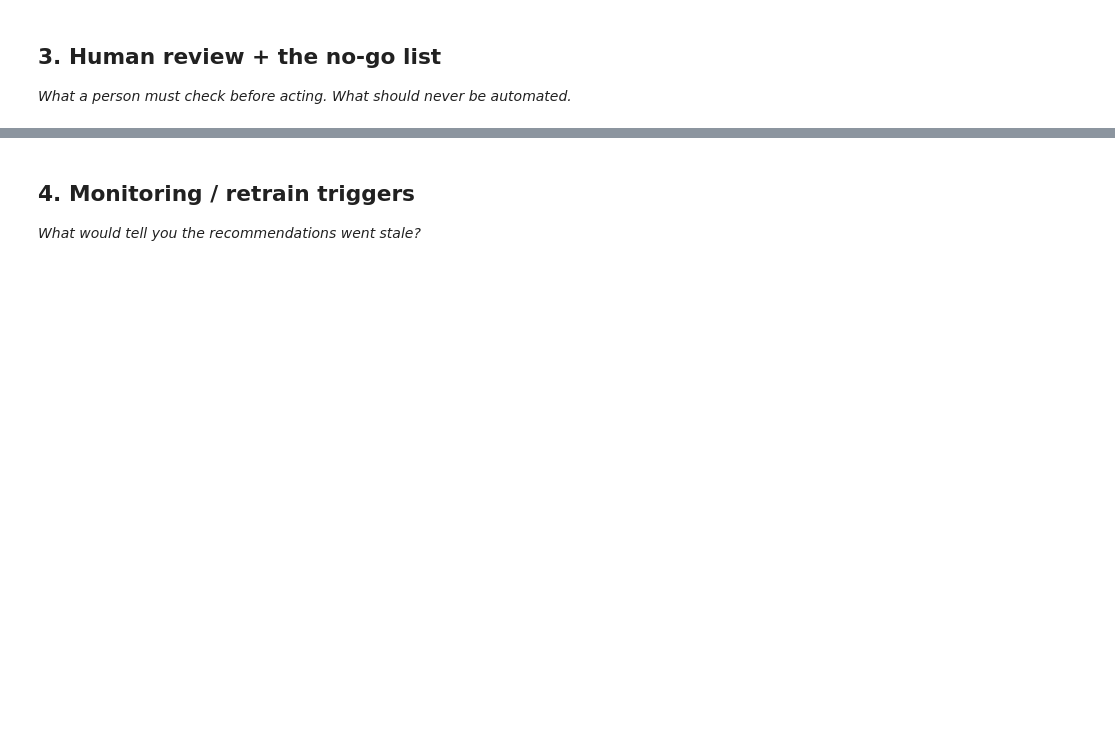
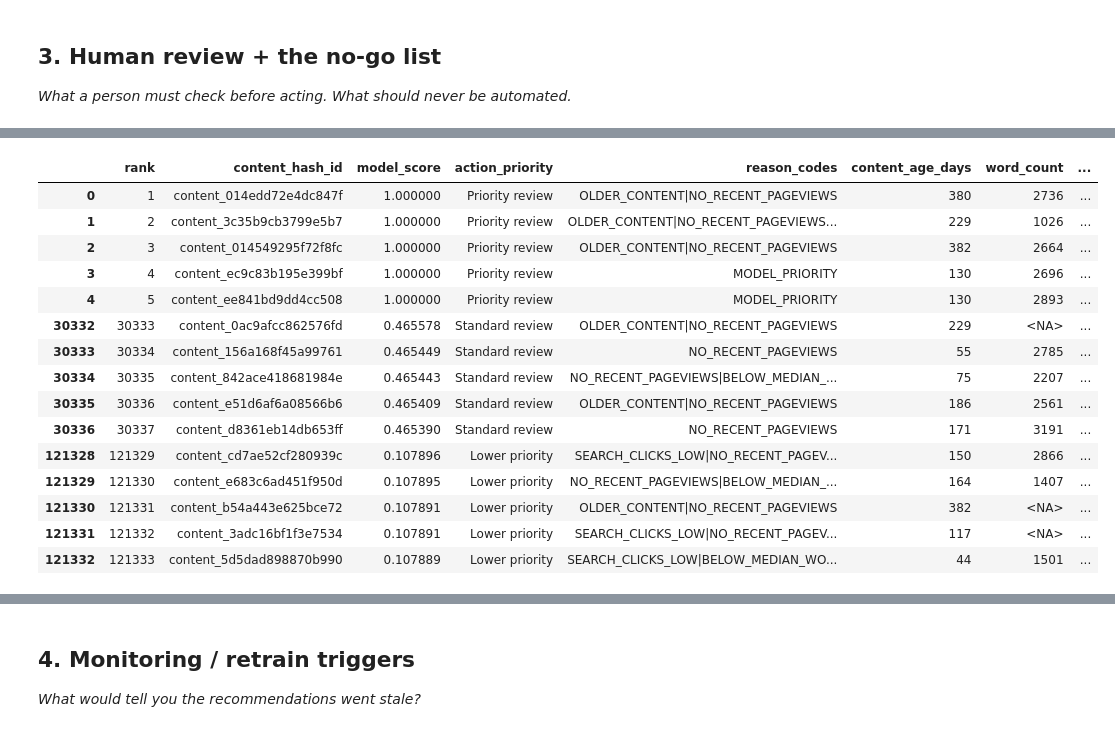
Before and after one commit to prarthanamahesh21-hub/flyrank-ml-internship, a Jupyter notebook: work/notebooks/w07_action_playbook.ipynb, the cells around one changed output, grey strips where cells are left out. Drawn from its saved outputs; the diff is of its cells as text; code cells hidden in the pictures; blank space fills up the shorter version.

```diff
--- a/work/notebooks/w07_action_playbook.ipynb
+++ b/work/notebooks/w07_action_playbook.ipynb
@@ -29,0 +440,68 @@ This skeleton is yours to fill. Work the sections **in order** — each one has
+# %%
+# Section 3: human-review checks and no-go safeguards
+
+# Confirm that the queue contains the fields a reviewer needs
+# to inspect the model recommendation and its supporting signals.
+
+required_review_columns = [
+    "rank",
+    "content_hash_id",
+    "model_score",
+    "action_priority",
+    "reason_codes",
+    "content_age_days",
+    "word_count",
+    "gsc_impressions_90d",
+    "gsc_clicks_90d",
+    "ga4_pageviews_90d"
+]
+
+missing_review_columns = [
+    col for col in required_review_columns
+    if col not in queue_export.columns
+]
+
+print("Missing review columns:", missing_review_columns)
+
+assert not missing_review_columns, (
+    "Required human-review columns are missing."
+)
+
+# Show a small review sample from each priority tier.
+review_sample = pd.concat([
+    queue_export[
+        queue_export["action_priority"] == "Priority review"
+    ].head(5),
+
+    queue_export[
+        queue_export["action_priority"] == "Standard review"
+    ].head(5),
+
+    queue_export[
+        queue_export["action_priority"] == "Lower priority"
+    ].head(5)
+])
+
+print("Human-review sample:")
+display(review_sample)
+
+# Confirm that no automatic action column exists.
+# The queue only recommends review priority.
+automatic_action_columns = [
+    col for col in queue_export.columns
+    if col.lower() in [
+        "publish",
+        "delete",
+        "redirect",
+        "auto_action",
+        "refresh_automatically"
+    ]
+]
+
+print("Automatic action columns:", automatic_action_columns)
+
+assert len(automatic_action_columns) == 0
+
+print("No-go safeguard check: PASS")
+print("Final content actions require human review.")
+# %% [output]
@@ -29,0 +510,16 @@ This skeleton is yours to fill. Work the sections **in order** — each one has
+|  | rank | content_hash_id | model_score | action_priority | reason_codes | content_age_days | word_count | ... |
+| 0 | 1 | content_014edd72e4dc847f | 1.000000 | Priority review | OLDER_CONTENT|NO_RECENT_PAGEVIEWS | 380 | 2736 | ... |
+| 1 | 2 | content_3c35b9cb3799e5b7 | 1.000000 | Priority review | OLDER_CONTENT|NO_RECENT_PAGEVIEWS... | 229 | 1026 | ... |
+| 2 | 3 | content_014549295f72f8fc | 1.000000 | Priority review | OLDER_CONTENT|NO_RECENT_PAGEVIEWS | 382 | 2664 | ... |
+| 3 | 4 | content_ec9c83b195e399bf | 1.000000 | Priority review | MODEL_PRIORITY | 130 | 2696 | ... |
+| 4 | 5 | content_ee841bd9dd4cc508 | 1.000000 | Priority review | MODEL_PRIORITY | 130 | 2893 | ... |
+| 30332 | 30333 | content_0ac9afcc862576fd | 0.465578 | Standard review | OLDER_CONTENT|NO_RECENT_PAGEVIEWS | 229 | <NA> | ... |
+| 30333 | 30334 | content_156a168f45a99761 | 0.465449 | Standard review | NO_RECENT_PAGEVIEWS | 55 | 2785 | ... |
+| 30334 | 30335 | content_842ace418681984e | 0.465443 | Standard review | NO_RECENT_PAGEVIEWS|BELOW_MEDIAN_... | 75 | 2207 | ... |
+| 30335 | 30336 | content_e51d6af6a08566b6 | 0.465409 | Standard review | OLDER_CONTENT|NO_RECENT_PAGEVIEWS | 186 | 2561 | ... |
+| 30336 | 30337 | content_d8361eb14db653ff | 0.465390 | Standard review | NO_RECENT_PAGEVIEWS | 171 | 3191 | ... |
+| 121328 | 121329 | content_cd7ae52cf280939c | 0.107896 | Lower priority | SEARCH_CLICKS_LOW|NO_RECENT_PAGEV... | 150 | 2866 | ... |
+| 121329 | 121330 | content_e683c6ad451f950d | 0.107895 | Lower priority | NO_RECENT_PAGEVIEWS|BELOW_MEDIAN_... | 164 | 1407 | ... |
+| 121330 | 121331 | content_b54a443e625bce72 | 0.107891 | Lower priority | OLDER_CONTENT|NO_RECENT_PAGEVIEWS | 382 | <NA> | ... |
+| 121331 | 121332 | content_3adc16bf1f3e7534 | 0.107891 | Lower priority | SEARCH_CLICKS_LOW|NO_RECENT_PAGEV... | 117 | <NA> | ... |
+| 121332 | 121333 | content_5d5dad898870b990 | 0.107889 | Lower priority | SEARCH_CLICKS_LOW|BELOW_MEDIAN_WO... | 44 | 1501 | ... |
```
Also changed, not shown: parts of 12 cells of this notebook.
